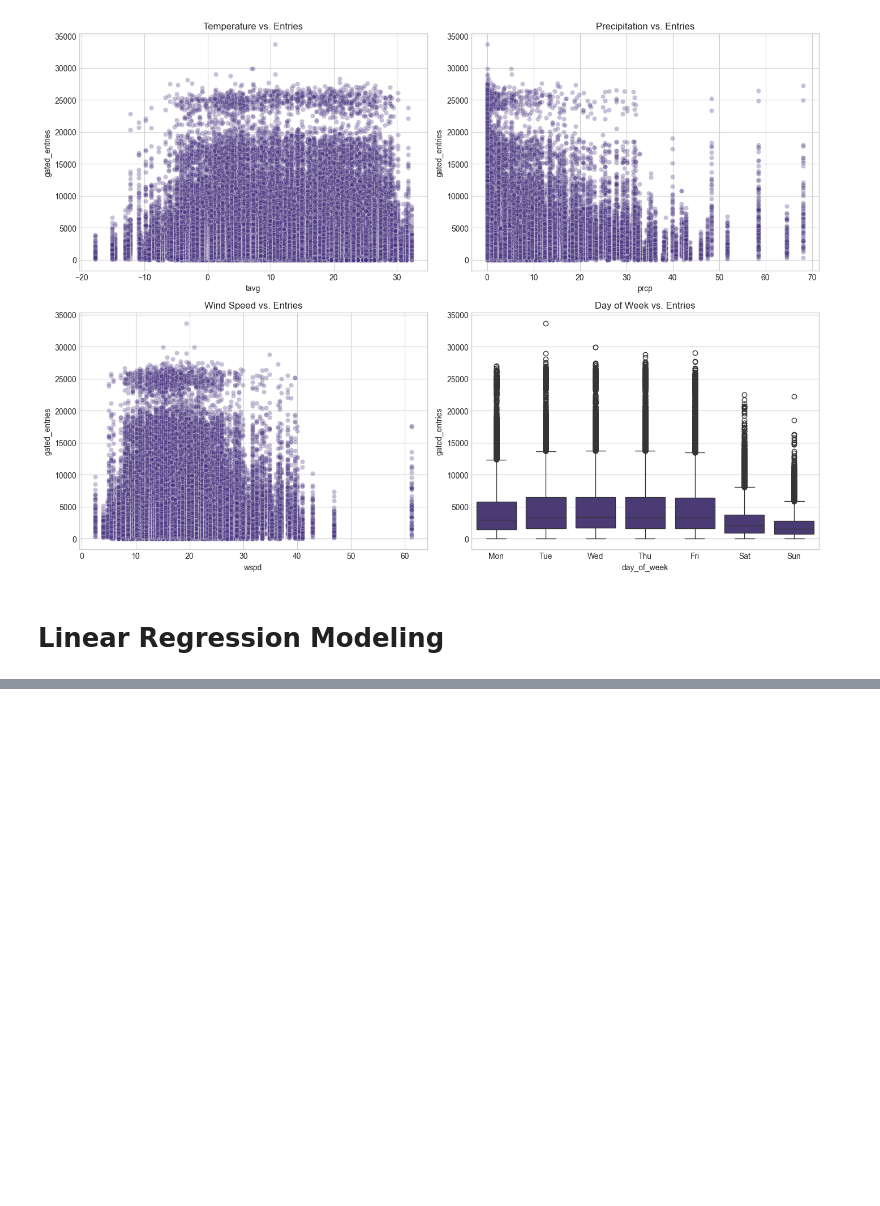
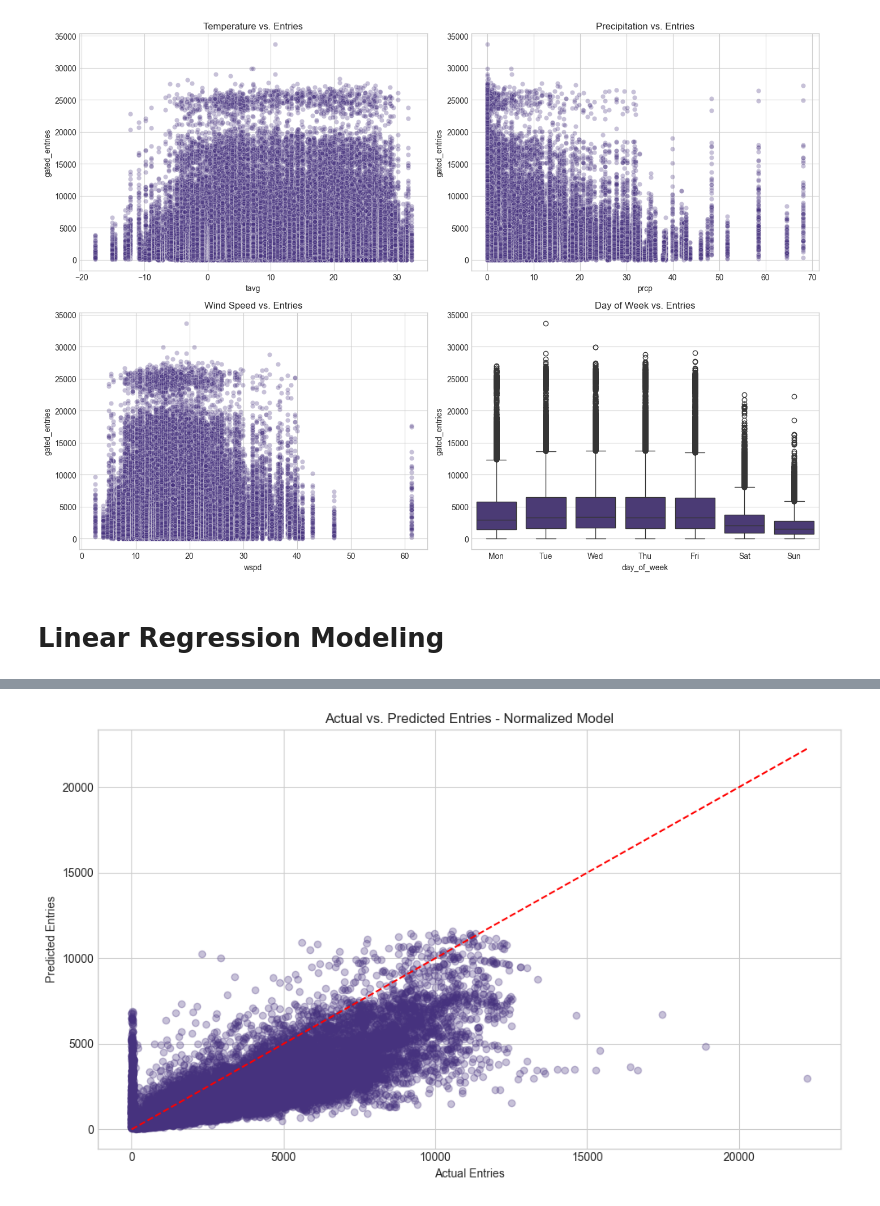
Before and after one commit to Marhvin/CS506-Project, a Jupyter notebook: src/data/initialModels.ipynb, the cells around one changed output, grey strips where cells are left out. Saved outputs shown, nothing was run; the diff lists cells and outputs as text; code cells hidden in the pictures; blank space fills up the shorter version.

```diff
--- a/src/data/initialModels.ipynb
+++ b/src/data/initialModels.ipynb
@@ -330,0 +382,14 @@ wspd: 3.2926
+# %%
+# Convert back to absolute entries for evaluation
+y_pred_absolute = y_pred_norm * df_norm.loc[test_mask_norm, 'baseline_entries'] / 100
+
+# Evaluate absolute predictions
+mse_norm = mean_squared_error(df_norm.loc[test_mask_norm, 'gated_entries'], y_pred_absolute)
+rmse_norm = np.sqrt(mse_norm)
+mae_norm = mean_absolute_error(df_norm.loc[test_mask_norm, 'gated_entries'], y_pred_absolute)
+r2_norm = r2_score(df_norm.loc[test_mask_norm, 'gated_entries'], y_pred_absolute)
+
+print(f"\nAbsolute Entries - MSE: {mse_norm:.2f}")
+print(f"Absolute Entries - RMSE: {rmse_norm:.2f}")
+print(f"Absolute Entries - MAE: {mae_norm:.2f}")
+print(f"Absolute Entries - R² Score: {r2_norm:.4f}")
@@ -330,0 +442,18 @@ wspd: 3.2926
+# %%
+# Visualize actual vs. predicted for normalized model
+plt.figure(figsize=(10, 6))
+plt.scatter(df_norm.loc[test_mask_norm, 'gated_entries'], y_pred_absolute, alpha=0.3)
+plt.plot([df_norm.loc[test_mask_norm, 'gated_entries'].min(), df_norm.loc[test_mask_norm, 'gated_entries'].max()],
+         [df_norm.loc[test_mask_norm, 'gated_entries'].min(), df_norm.loc[test_mask_norm, 'gated_entries'].max()], 'r--')
+plt.xlabel('Actual Entries')
+plt.ylabel('Predicted Entries')
+plt.title('Actual vs. Predicted Entries - Normalized Model')
+plt.tight_layout()
+plt.show()
+
+# Compare all models
+models.append('Normalized Model')
+r2_scores.append(r2_norm)
+rmse_scores.append(rmse_norm)
+# %% [output]
+[figure, added]
```
Also changed, not shown: parts of 15 cells of this notebook, 2 other files.
